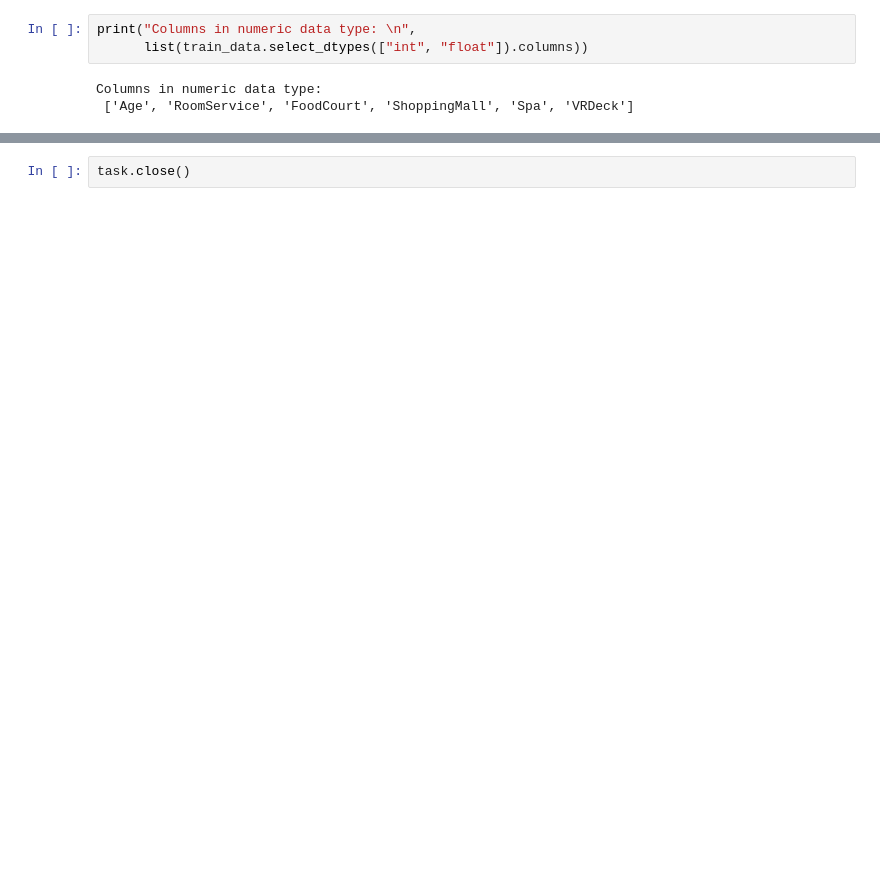
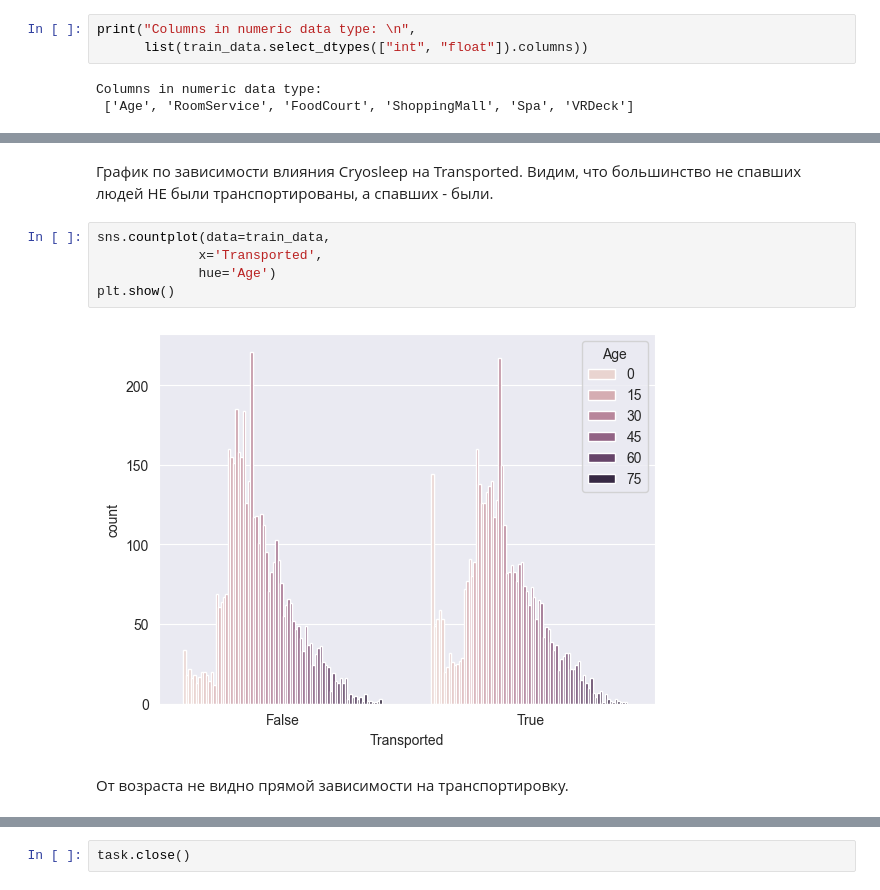
Before and after one commit to IIsovaII/hits2025_ML1, a Jupyter notebook: notebooks/data_analysis.ipynb, the cells around one changed output, grey strips where cells are left out. Saved outputs shown, nothing was run; the diff lists cells and outputs as text; blank space fills up the shorter version.

```diff
--- a/notebooks/data_analysis.ipynb
+++ b/notebooks/data_analysis.ipynb
@@ -129,3 +170,14 @@ plt.show()
+# %% [markdown]
+График по зависимости влияния Cryosleep на Transported. Видим, что большинство не спавших людей НЕ были транспортированы, а спавших - были.
+# %%
+sns.countplot(data=train_data,
+             x='Transported',
+             hue='Age')
+plt.show()
+# %% [output]
+[figure, added]
+# %% [markdown]
+От возраста не видно прямой зависимости на транспортировку.
 # %%
 sns.pairplot(train_data, hue='Transported')
 plt.title('Pairplot')
```
Also changed, not shown: parts of 33 cells of this notebook, 5 other files.
